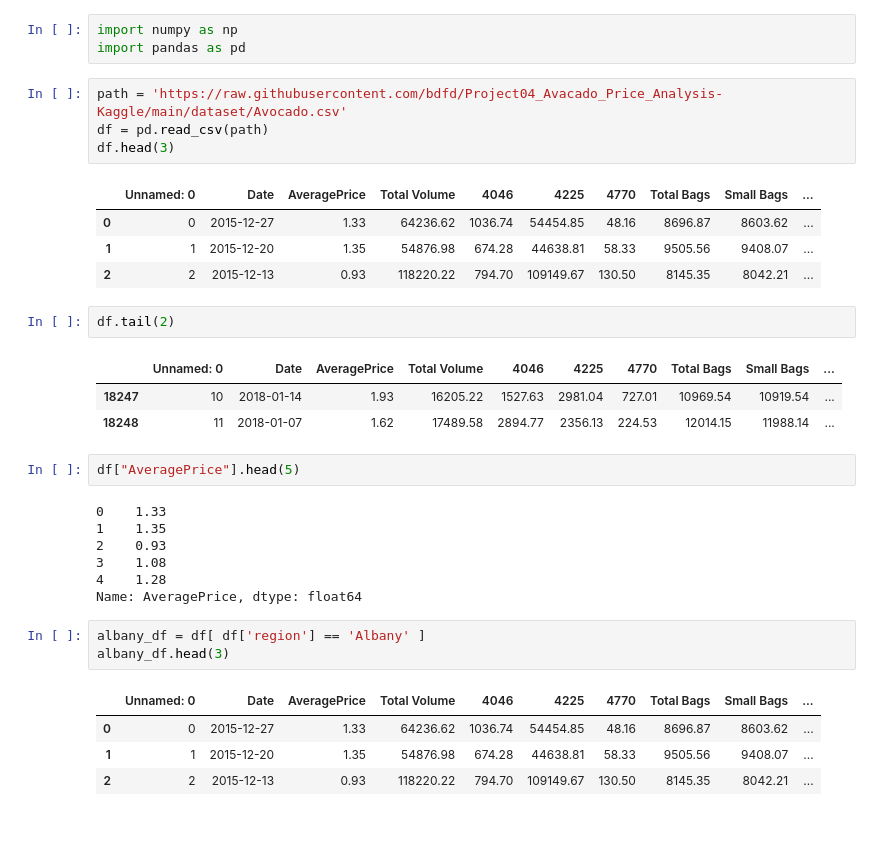
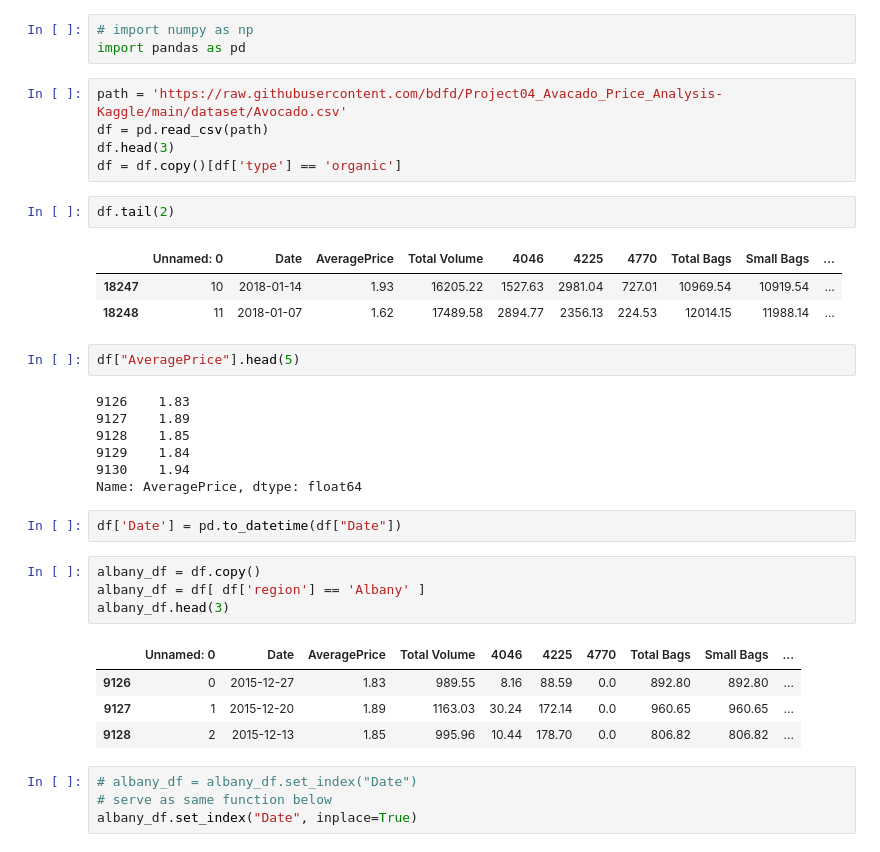
Before and after one commit to bdfd/00Project04_Avacado_Price_Analysis, a Jupyter notebook: Avocado_Price_Sale_Analysis.ipynb, the cells around one changed output. Saved outputs shown, nothing was run; the diff lists cells and outputs as text.

```diff
--- a/Avocado_Price_Sale_Analysis.ipynb
+++ b/Avocado_Price_Sale_Analysis.ipynb
@@ -3,15 +3,11 @@
 # %%
-import numpy as np
+# import numpy as np
 import pandas as pd
 # %%
 path = 'https://raw.githubusercontent.com/bdfd/Project04_Avacado_Price_Analysis-Kaggle/main/dataset/Avocado.csv'
 df = pd.read_csv(path)
 df.head(3)
+df = df.copy()[df['type'] == 'organic']
-# %% [output]
-|  | Unnamed: 0 | Date | AveragePrice | Total Volume | 4046 | 4225 | 4770 | Total Bags | Small Bags | ... |
-| 0 | 0 | 2015-12-27 | 1.33 | 64236.62 | 1036.74 | 54454.85 | 48.16 | 8696.87 | 8603.62 | ... |
-| 1 | 1 | 2015-12-20 | 1.35 | 54876.98 | 674.28 | 44638.81 | 58.33 | 9505.56 | 9408.07 | ... |
-| 2 | 2 | 2015-12-13 | 0.93 | 118220.22 | 794.70 | 109149.67 | 130.50 | 8145.35 | 8042.21 | ... |
 # %%
 df.tail(2)
 # %% [output]
@@ -21,17 +17,24 @@ df.tail(2)
 # %%
 df["AveragePrice"].head(5)
 # %% [output]
-0    1.33
-1    1.35
-2    0.93
-3    1.08
-4    1.28
+9126    1.83
+9127    1.89
+9128    1.85
+9129    1.84
+9130    1.94
 Name: AveragePrice, dtype: float64
+# %%
+df['Date'] = pd.to_datetime(df["Date"])
 # %%
+albany_df = df.copy()
 albany_df = df[ df['region'] == 'Albany' ]
 albany_df.head(3)
 # %% [output]
 |  | Unnamed: 0 | Date | AveragePrice | Total Volume | 4046 | 4225 | 4770 | Total Bags | Small Bags | ... |
-| 0 | 0 | 2015-12-27 | 1.33 | 64236.62 | 1036.74 | 54454.85 | 48.16 | 8696.87 | 8603.62 | ... |
-| 1 | 1 | 2015-12-20 | 1.35 | 54876.98 | 674.28 | 44638.81 | 58.33 | 9505.56 | 9408.07 | ... |
-| 2 | 2 | 2015-12-13 | 0.93 | 118220.22 | 794.70 | 109149.67 | 130.50 | 8145.35 | 8042.21 | ... |
+| 9126 | 0 | 2015-12-27 | 1.83 | 989.55 | 8.16 | 88.59 | 0.0 | 892.80 | 892.80 | ... |
+| 9127 | 1 | 2015-12-20 | 1.89 | 1163.03 | 30.24 | 172.14 | 0.0 | 960.65 | 960.65 | ... |
+| 9128 | 2 | 2015-12-13 | 1.85 | 995.96 | 10.44 | 178.70 | 0.0 | 806.82 | 806.82 | ... |
+# %%
+# albany_df = albany_df.set_index("Date")
+# serve as same function below
+albany_df.set_index("Date", inplace=True)
```
Also changed, not shown: parts of 13 cells of this notebook.
